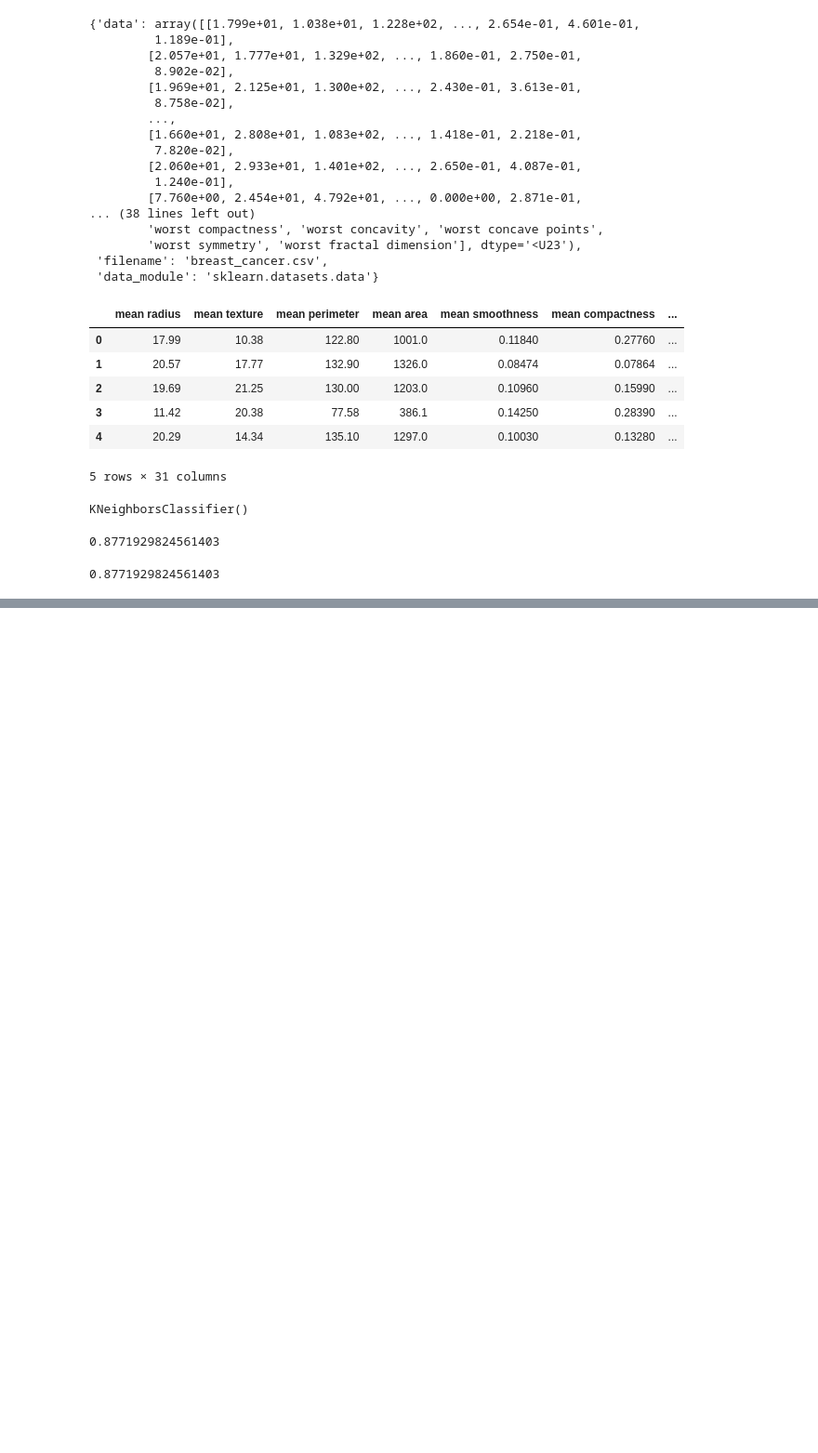
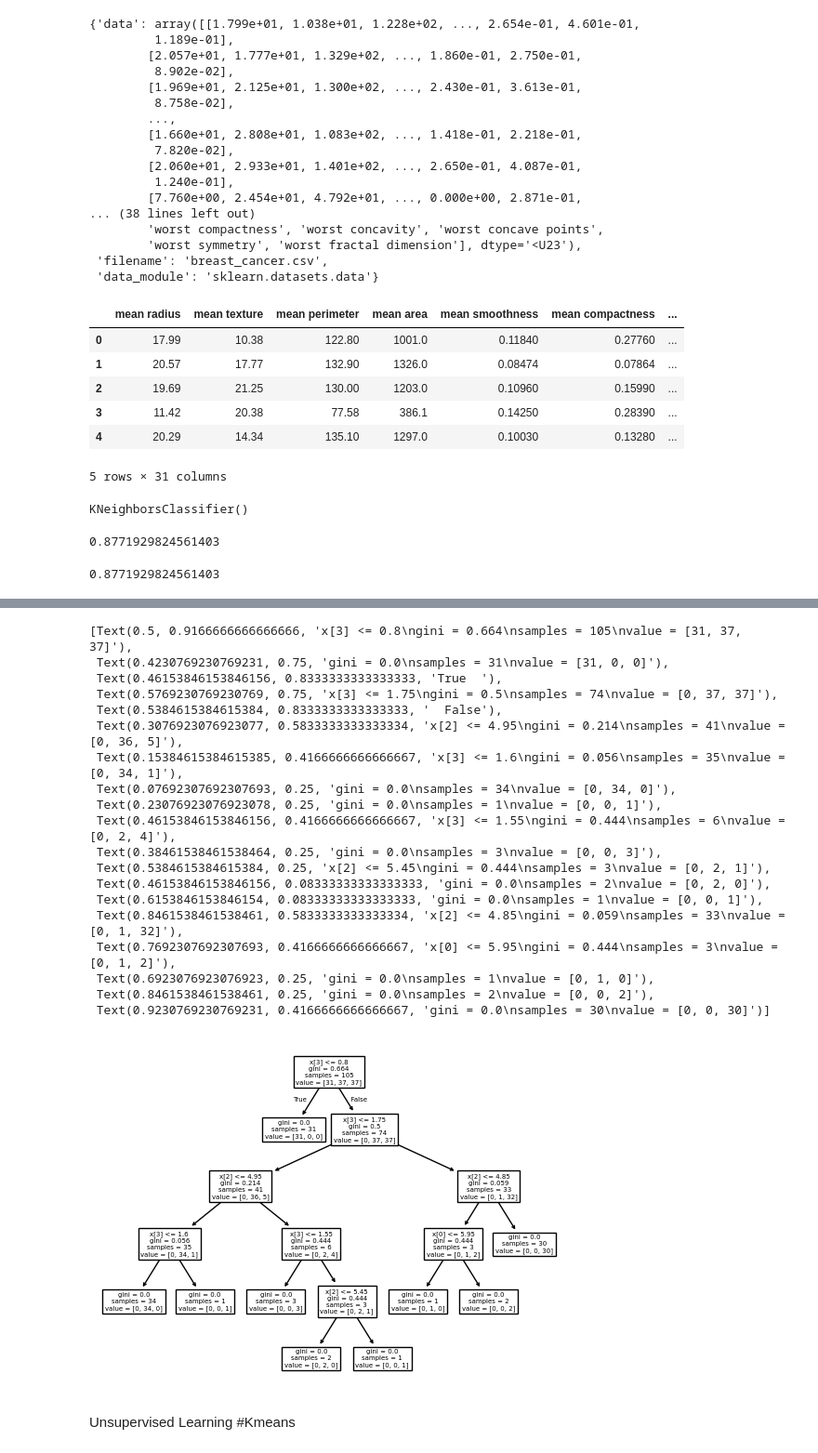
Before and after one commit to aditi2259/Hands-on-Workshop-AIML, a Jupyter notebook: AIML_Session1.ipynb, the cells around one changed output, grey strips where cells are left out. Shown at 93% size. Cells and saved outputs as stored; diff of their text form; code cells hidden in the pictures; blank space fills up the shorter version.

```diff
--- a/AIML_Session1.ipynb
+++ b/AIML_Session1.ipynb
@@ -508,0 +692,5 @@ accuracy_score(ytest,pred)
+# %%
+from sklearn.model_selection import train_test_split
+X=data.drop(['Species'],axis=1)
+Y = data['Species']
+xtrain,xtest,ytrain,ytest = train_test_split(X,Y,test_size=0.3,random_state=42)
@@ -508,0 +705,26 @@ accuracy_score(ytest,pred)
+# %%
+tree.plot_tree(model)
+# %% [output]
+[Text(0.5, 0.9166666666666666, 'x[3] <= 0.8\ngini = 0.664\nsamples = 105\nvalue = [31, 37, 37]'),
+ Text(0.4230769230769231, 0.75, 'gini = 0.0\nsamples = 31\nvalue = [31, 0, 0]'),
+ Text(0.46153846153846156, 0.8333333333333333, 'True  '),
+ Text(0.5769230769230769, 0.75, 'x[3] <= 1.75\ngini = 0.5\nsamples = 74\nvalue = [0, 37, 37]'),
+ Text(0.5384615384615384, 0.8333333333333333, '  False'),
+ Text(0.3076923076923077, 0.5833333333333334, 'x[2] <= 4.95\ngini = 0.214\nsamples = 41\nvalue = [0, 36, 5]'),
+ Text(0.15384615384615385, 0.4166666666666667, 'x[3] <= 1.6\ngini = 0.056\nsamples = 35\nvalue = [0, 34, 1]'),
+ Text(0.07692307692307693, 0.25, 'gini = 0.0\nsamples = 34\nvalue = [0, 34, 0]'),
+ Text(0.23076923076923078, 0.25, 'gini = 0.0\nsamples = 1\nvalue = [0, 0, 1]'),
+ Text(0.46153846153846156, 0.4166666666666667, 'x[3] <= 1.55\ngini = 0.444\nsamples = 6\nvalue = [0, 2, 4]'),
+ Text(0.38461538461538464, 0.25, 'gini = 0.0\nsamples = 3\nvalue = [0, 0, 3]'),
+ Text(0.5384615384615384, 0.25, 'x[2] <= 5.45\ngini = 0.444\nsamples = 3\nvalue = [0, 2, 1]'),
+ Text(0.46153846153846156, 0.08333333333333333, 'gini = 0.0\nsamples = 2\nvalue = [0, 2, 0]'),
+ Text(0.6153846153846154, 0.08333333333333333, 'gini = 0.0\nsamples = 1\nvalue = [0, 0, 1]'),
+ Text(0.8461538461538461, 0.5833333333333334, 'x[2] <= 4.85\ngini = 0.059\nsamples = 33\nvalue = [0, 1, 32]'),
+ Text(0.7692307692307693, 0.4166666666666667, 'x[0] <= 5.95\ngini = 0.444\nsamples = 3\nvalue = [0, 1, 2]'),
+ Text(0.6923076923076923, 0.25, 'gini = 0.0\nsamples = 1\nvalue = [0, 1, 0]'),
+ Text(0.8461538461538461, 0.25, 'gini = 0.0\nsamples = 2\nvalue = [0, 0, 2]'),
+ Text(0.9230769230769231, 0.4166666666666667, 'gini = 0.0\nsamples = 30\nvalue = [0, 0, 30]')]
+[figure, added]
+# %% [markdown]
+Unsupervised Learning
+#Kmeans
```
Also changed, not shown: parts of 49 cells of this notebook.
